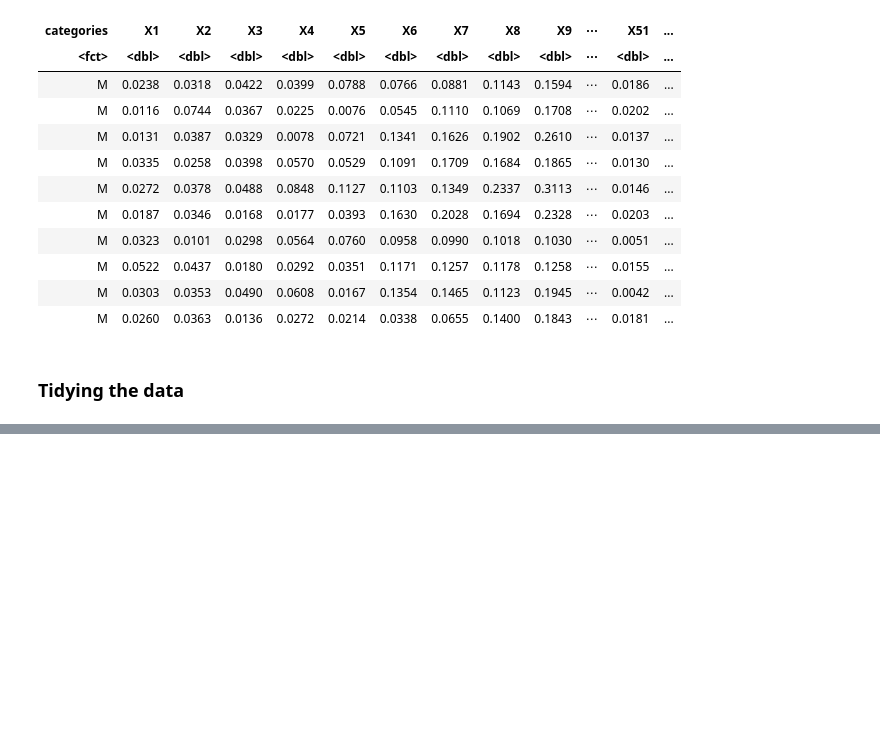
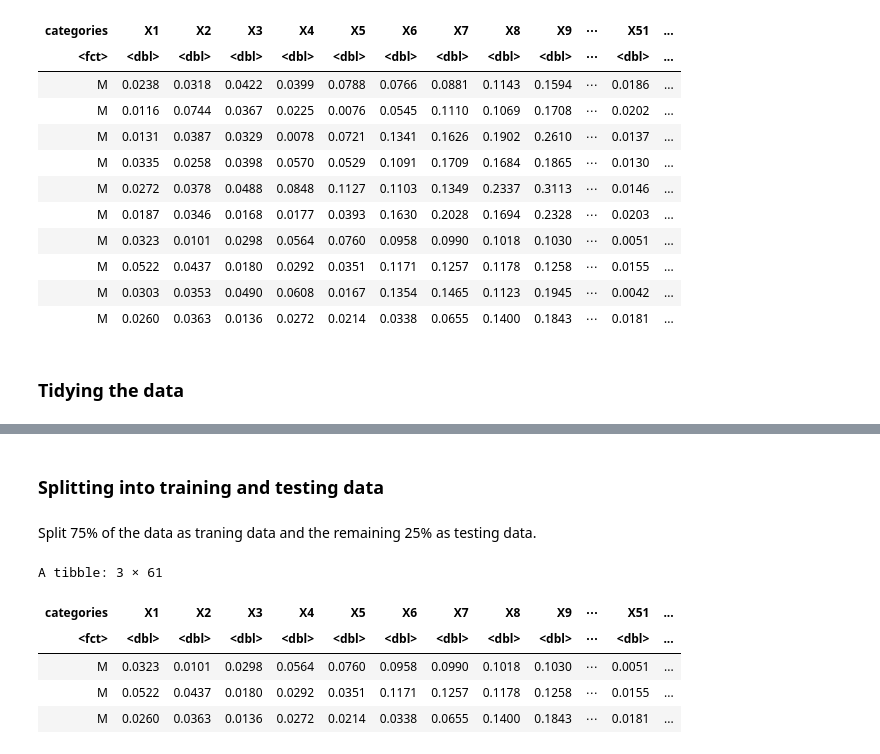
Before and after one commit to ryanarnouk/dsci-100-project, a Jupyter notebook: proposal.ipynb, the cells around one changed output, grey strips where cells are left out. Saved outputs shown, nothing was run; the diff lists cells and outputs as text; code cells hidden in the pictures; blank space fills up the shorter version.

```diff
--- a/proposal.ipynb
+++ b/proposal.ipynb
@@ -113,0 +128,17 @@ We plan to find the mean of each energy frequency as an indicator to classify by
+# %% [markdown]
+### Splitting into training and testing data
+# %% [markdown]
+Split 75% of the data as traning data and the remaining 25% as testing data.
+# %%
+sonar_split <- initial_split(sonar_data, prop = 0.75, strata = categories)
+training_data <- training(sonar_split)
+testing_data <- testing(sonar_split)
+
+tail(training_data, 3) # training data preview
+# %% [output]
+A tibble: 3 × 61
+| categories | X1 | X2 | X3 | X4 | X5 | X6 | X7 | X8 | X9 | ⋯ | X51 | ... |
+| <fct> | <dbl> | <dbl> | <dbl> | <dbl> | <dbl> | <dbl> | <dbl> | <dbl> | <dbl> | ⋯ | <dbl> | ... |
+| M | 0.0323 | 0.0101 | 0.0298 | 0.0564 | 0.0760 | 0.0958 | 0.0990 | 0.1018 | 0.1030 | ⋯ | 0.0051 | ... |
+| M | 0.0522 | 0.0437 | 0.0180 | 0.0292 | 0.0351 | 0.1171 | 0.1257 | 0.1178 | 0.1258 | ⋯ | 0.0155 | ... |
+| M | 0.0260 | 0.0363 | 0.0136 | 0.0272 | 0.0214 | 0.0338 | 0.0655 | 0.1400 | 0.1843 | ⋯ | 0.0181 | ... |
```
Also changed, not shown: parts of 22 cells of this notebook.
